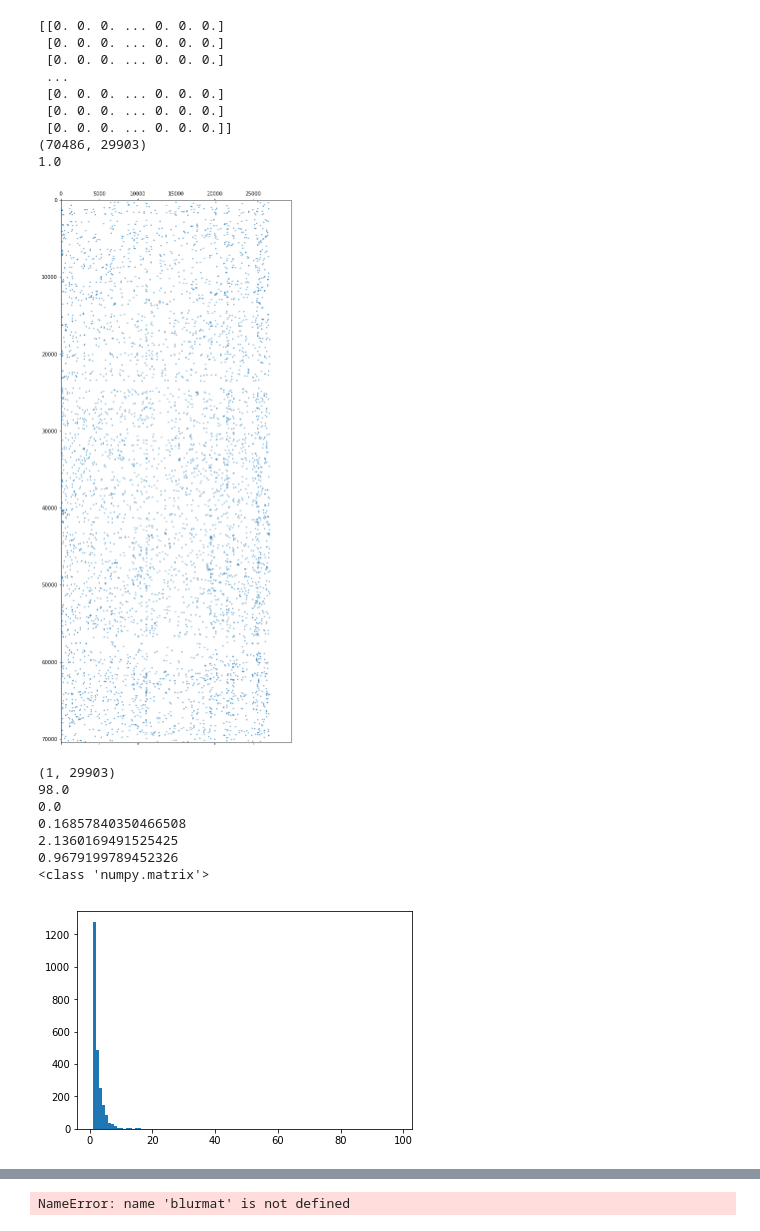
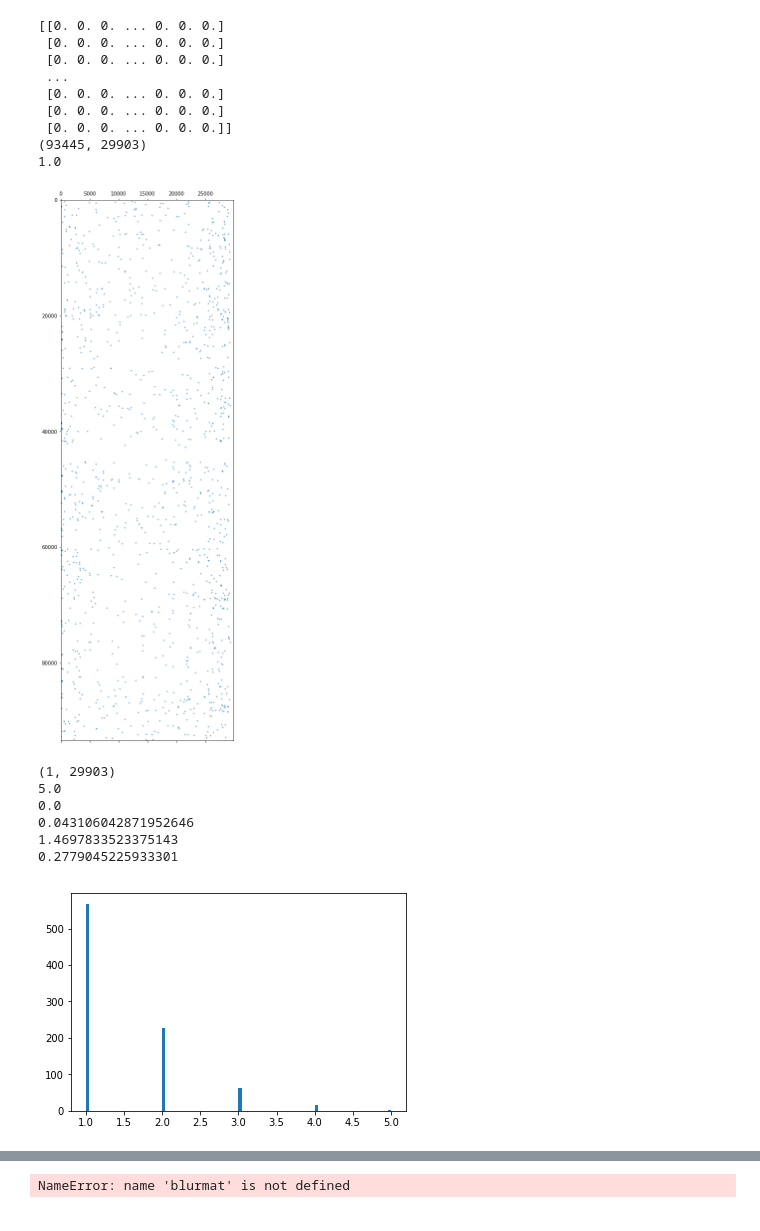
Before and after one commit to DessimozLab/CoronaCoev, a Jupyter notebook: coevsankoff_clustering.ipynb, the cells around one changed output, grey strips where cells are left out. Drawn from its saved outputs; the diff is of its cells as text; code cells hidden in the pictures.

```diff
--- a/coevsankoff_clustering.ipynb
+++ b/coevsankoff_clustering.ipynb
@@ -18,26 +19,30 @@ alnfile = '/home/cactuskid13/covid/coevDataCOVID/02_07_2020_GISAID_IQTree_NS_mas
+# %%
+treefile = '/home/cactuskid13/covid/lucy_mk2/30_07_2020/gisaid_hcov-2020_07_30.QC.NSoutlier.filter.deMaiomask.aln.EPIID.HF.treefile'
+alnfile = '/home/cactuskid13/covid/lucy_mk2/30_07_2020/gisaid_hcov-2020_07_30.QC.NSoutlier.filter.deMaiomask.EPIID.HF.noambig.aln'
+outsankof = './lucy_mk2/30_07_2020/gisaid_hcov-2020_07_30.QC.NSoutlier.filter.deMaiomask.EPIID.HF.noambig.HomoplasyFinder_input.alnCOEV_cleantree_mk4coevmatrev3.pkl'
 # %%
 #load sankoff coev mat
-with open( './coevDataCOVID/02_07_2020_GISAID_IQTree_NS_mask/gisaid_hcov-2020_07_02.QC.NSoutlier.filter.NSmask.alnCOEV_cleantreecoevmatrev3.pkl', 'rb') as matin:
+with open( outsankof , 'rb') as matin:
     coevmat = pickle.loads(matin.read())
 coevmat = coevmat.todense()
 print(coevmat)
 print(coevmat.shape)
 print(np.amax(coevmat))
 
 plt.figure( figsize=(30,20))
 plt.spy(coevmat, markersize= 1)
 plt.show()
 # %% [output]
 [[0. 0. 0. ... 0. 0. 0.]
  [0. 0. 0. ... 0. 0. 0.]
  [0. 0. 0. ... 0. 0. 0.]
  ...
  [0. 0. 0. ... 0. 0. 0.]
  [0. 0. 0. ... 0. 0. 0.]
  [0. 0. 0. ... 0. 0. 0.]]
-(70486, 29903)
+(93445, 29903)
 1.0
-[figure, old version]
+[figure, new version]
 # %%
 sumv = np.sum(coevmat , axis = 0)
 print(sumv.ravel().shape)
@@ -48,19 +53,18 @@ print(np.mean(sumv[sumv>0]))
 print(np.std(sumv))
 # %% [output]
 (1, 29903)
-98.0
+5.0
 0.0
-0.16857840350466508
-2.1360169491525425
-0.9679199789452326
-<class 'numpy.matrix'>
+0.043106042871952646
+1.4697833523375143
+0.2779045225933301
 # %%
 counts,bins = np.histogram(sumv[sumv>0].ravel() , bins = 100)
 centroids = (bins[1:] + bins[:-1]) / 2
 counts_, bins_, _ = plt.hist(centroids, bins=len(counts),
                              weights=counts, range=(min(bins), max(bins)))
 # %% [output]
-[figure, old version]
+[figure, new version]
 # %%
 #create the connectivity mat and use it to blur the coev mat
 tree = dendropy.Tree.get(
```
Also changed, not shown: parts of 5 cells of this notebook, 32 other files.
